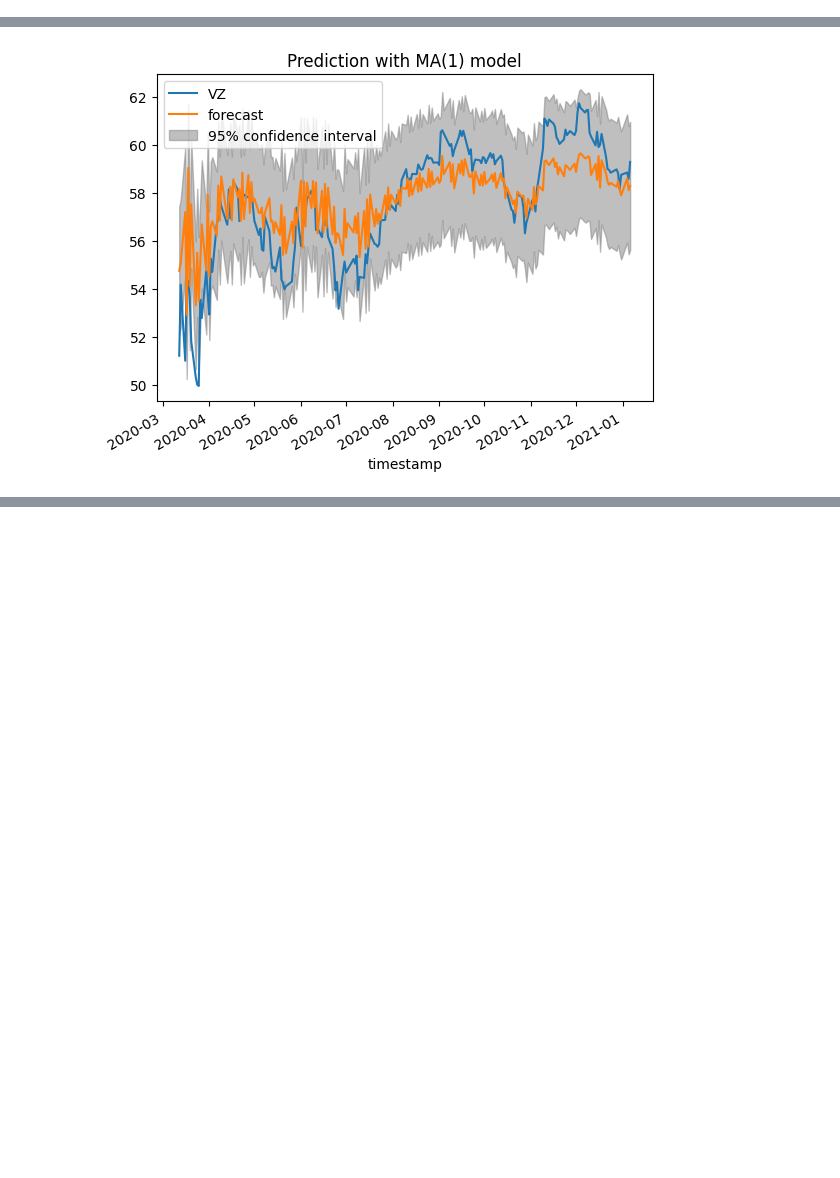
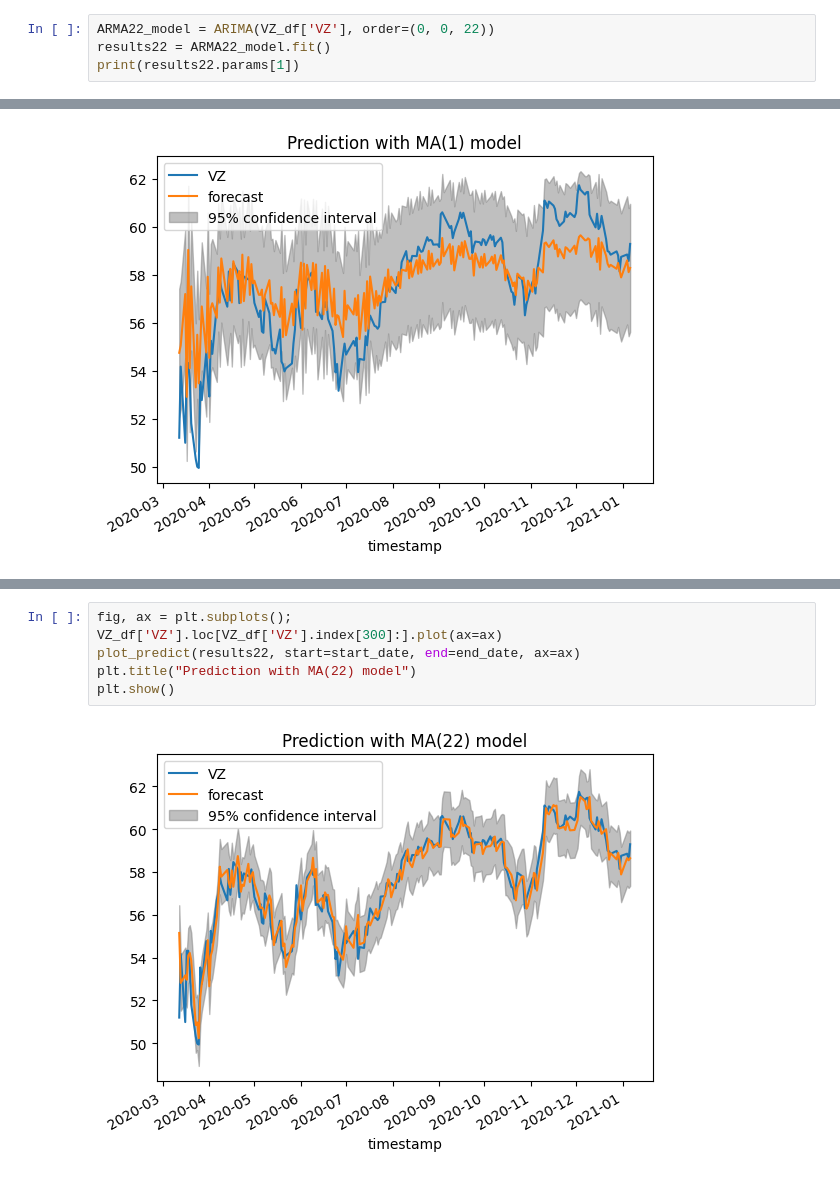
Before and after one commit to pallabee/Time-Series-for-Stock-Price-Prediction, a Jupyter notebook: modelling/traditional models/moving_average.ipynb, the cells around one changed output, grey strips where cells are left out. Cells and saved outputs as stored; diff of their text form; blank space fills up the shorter version.

```diff
--- a/modelling/traditional models/moving_average.ipynb
+++ b/modelling/traditional models/moving_average.ipynb
@@ -60,0 +55,4 @@ print(results10.params[1])
+# %%
+ARMA22_model = ARIMA(VZ_df['VZ'], order=(0, 0, 22))
+results22 = ARMA22_model.fit()
+print(results22.params[1])
@@ -89,0 +82,8 @@ plt.show()
+# %%
+fig, ax = plt.subplots();
+VZ_df['VZ'].loc[VZ_df['VZ'].index[300]:].plot(ax=ax)
+plot_predict(results22, start=start_date, end=end_date, ax=ax)
+plt.title("Prediction with MA(22) model")
+plt.show()
+# %% [output]
+[figure, added]
```
Also changed, not shown: parts of 11 cells of this notebook.
